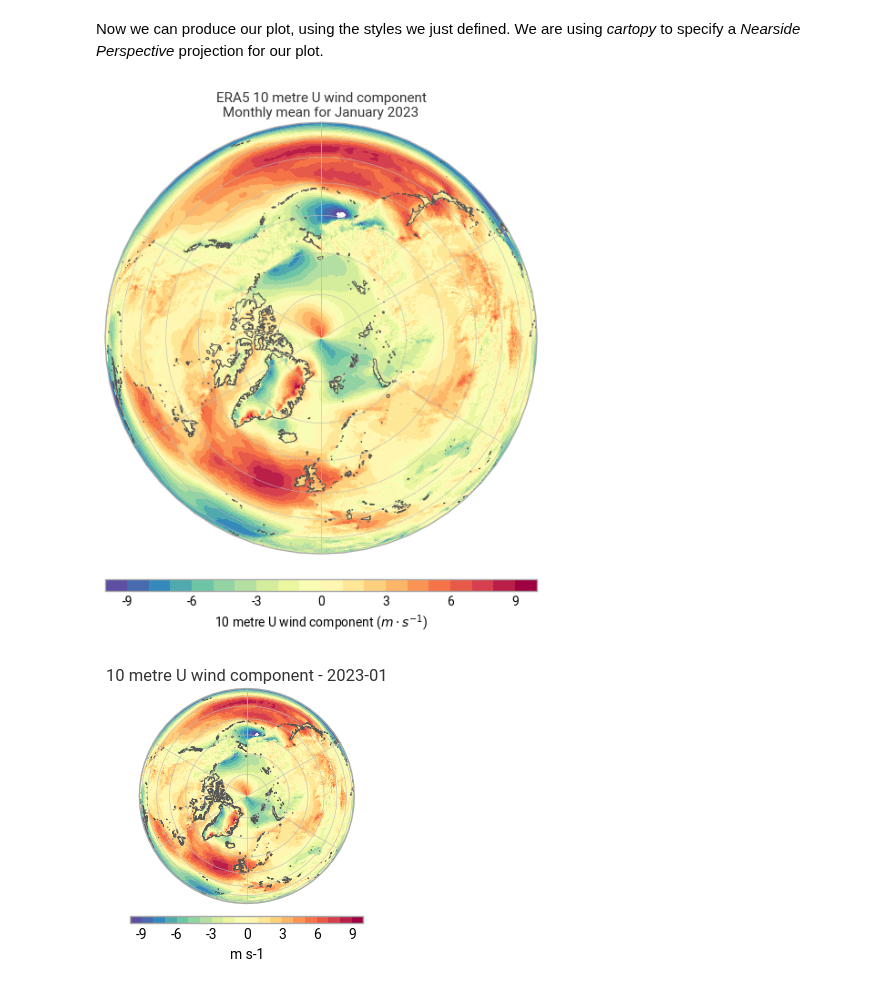
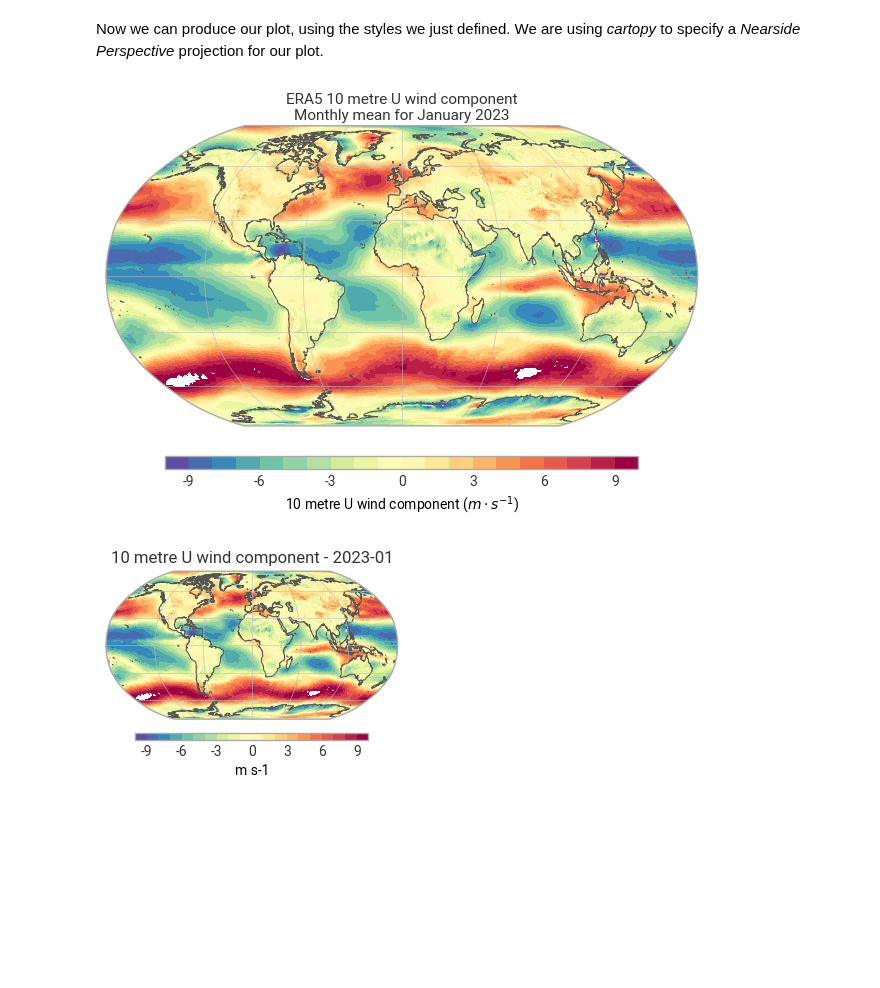
Before and after one commit to ecmwf-projects/dss-notebooks, a Jupyter notebook: datasets/reanalysis-era5-single-levels-monthly-means/demo.ipynb, the cells around one changed output. Cells and saved outputs as stored; diff of their text form; code cells hidden in the pictures; blank space fills up the shorter version.

```diff
--- a/datasets/reanalysis-era5-single-levels-monthly-means/demo.ipynb
+++ b/datasets/reanalysis-era5-single-levels-monthly-means/demo.ipynb
@@ -42,31 +39,31 @@ style = earthkit.plots.styles.Style(
 Now we can produce our plot, using the styles we just defined. We are using *cartopy* to specify a *Nearside Perspective* projection for our plot.
 # %%
 earthkit.plots.schema.figure.set(figsize=(6, 6))
-crs = ccrs.NearsidePerspective(central_latitude=90, central_longitude=0)
+crs = ccrs.Robinson()
 chart = earthkit.plots.Map(crs=crs)
 
 chart.pcolormesh(wind, style=style)
 chart.coastlines()
 chart.gridlines(draw_labels=False)
 
 chart.legend(location="bottom")
 
 # For the title, we can take advantage of earthkit-plots metadata
 # detection, which allows us to use format keys like 'variable_name'
 # and 'time', which are then populated from the metadata of the data
 # that's been plotted.
 chart.title(
     "ERA5 {variable_name}\n"
     "Monthly mean for {time:%B %Y}",
     fontsize=11,
 )
 
 chart.show()
 # To save the figure, uncomment the line below, make sure you have write permissions
 # in the current directory.
 # chart.save("overview-detail.png")
 # %% [output]
-[figure, old version]
+[figure, new version]
 # %%
 earthkit.plots.schema.figure.set(figsize = (3, 3))
 chart = earthkit.plots.Map(crs=crs)
@@ -82,4 +79,4 @@ chart.show()
 # in the current directory.
 # chart.save("overview.png")
 # %% [output]
-[figure, old version]
+[figure, new version]
```
Also changed, not shown: parts of 1 cell of this notebook, 7 other files.
